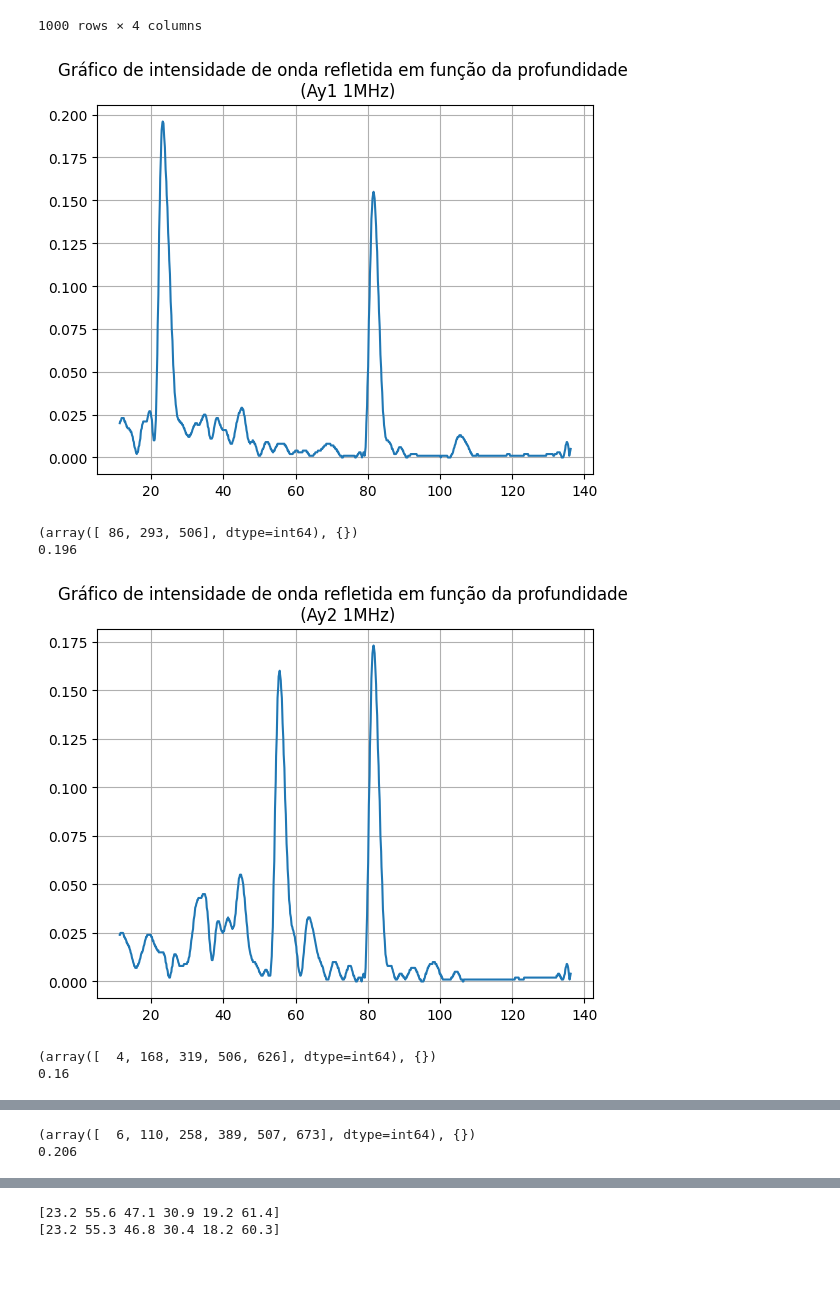
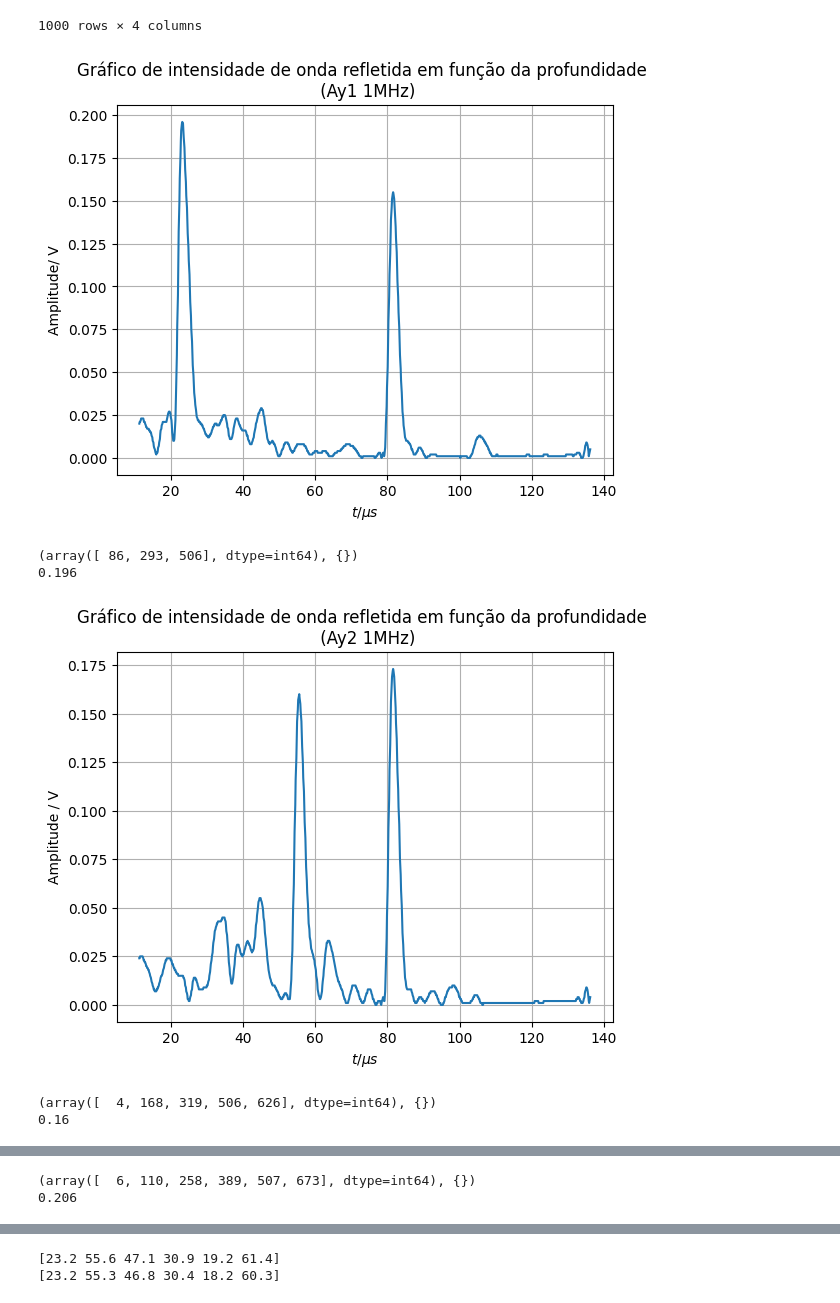
Before and after one commit to MRDias12/LabsIII, a Jupyter notebook: PLs/PL7/cenasprorelatorio.ipynb, the cells around one changed output, grey strips where cells are left out. Drawn from its saved outputs; the diff is of its cells as text; code cells hidden in the pictures; blank space fills up the shorter version.

```diff
--- a/PLs/PL7/cenasprorelatorio.ipynb
+++ b/PLs/PL7/cenasprorelatorio.ipynb
@@ -334,6 +368,9 @@ Ay11
 plt.plot(Ay11["depth[mm]"][100:], Ay11["HF [V]"][100:])
 plt.title("Gráfico de intensidade de onda refletida em função da profundidade \n (Ay1 1MHz)")
 plt.grid()
+plt.xlabel(r'$t / \mu s$')
+plt.ylabel('Amplitude/ V')
+plt.savefig('grafs/Ay11.png')
 plt.show()
 picA11 = sign.find_peaks(Ay11["HF [V]"][100:800], distance = 200)
 print(picA11)
@@ -347,6 +384,9 @@ print(Ay11["HF [V]"][186])
 plt.plot(Ay21["depth[mm]"][100:], Ay21["HF [V]"][100:])
 plt.title("Gráfico de intensidade de onda refletida em função da profundidade \n (Ay2 1MHz)")
 plt.grid()
+plt.xlabel(r'$t / \mu s$')
+plt.ylabel('Amplitude / V')
+plt.savefig('grafs/Ay21.png')
 plt.show()
 picA21 = sign.find_peaks(Ay21["HF [V]"][100:800], distance = 100)
 print(picA21)
@@ -358,6 +398,9 @@ print(Ay21["HF [V]"][419])
 plt.plot(By11["depth[mm]"][100:], By11["HF [V]"][100:])
 plt.title("Gráfico de intensidade de onda refletida em função da profundidade \n (By1 1MHz)")
 plt.grid()
+plt.xlabel(r'$t / \mu s$')
+plt.ylabel('Amplitude / V')
+plt.savefig('grafs/By11.png')
 plt.show()
 picB11 = sign.find_peaks(By11["HF [V]"][100:800], distance = 100)
 print(picB11)
@@ -369,37 +412,46 @@ print(By11["HF [V]"][358])
 plt.plot(By21["depth[mm]"][100:], By21["HF [V]"][100:])
 plt.title("Gráfico de intensidade de onda refletida em função da profundidade \n (By2 1MHz)")
 plt.grid()
+plt.xlabel(r'$t / \mu s$')
+plt.ylabel('Amplitude / V')
+plt.savefig('grafs/By21.png')
 plt.show()
 picB21 = sign.find_peaks(By21["HF [V]"][100:800], distance = 100)
 print(picB21)
 picB21 = 241
 print(By21["HF [V]"][241])
 
 #Encontrar picos de Cy11
 
 plt.plot(Cy11["depth[mm]"][100:], Cy11["HF [V]"][100:])
 plt.title("Gráfico de intensidade de onda refletida em função da profundidade \n (Cy1 1MHz)")
 plt.grid()
+plt.xlabel(r'$t / \mu s$')
+plt.ylabel('Amplitude / V')
+plt.savefig('grafs/Cy11.png')
 plt.show()
 picC11 = sign.find_peaks(Cy11["HF [V]"][100:800], distance = 100)
 print(picC11)
 picC11 = 157
 print(Cy11["HF [V]"][157])
 
 #Encontrar picos de Cy21
 
 plt.plot(Cy21["depth[mm]"][100:], Cy21["HF [V]"][100:])
 plt.title("Gráfico de intensidade de onda refletida em função da profundidade \n (Cy2 1MHz)")
 plt.grid()
+plt.xlabel(r'$t / \mu s$')
+plt.ylabel('Amplitude / V')
+plt.savefig('grafs/Cy21.png')
 plt.show()
 picC21 = sign.find_peaks(Cy21["HF [V]"][100:800], distance = 100)
 print(picC21)
 picC21 = 461
 print(Cy21["HF [V]"][461])
 # %% [output]
-[figure, old version]
+[figure, new version]
 (array([ 86, 293, 506], dtype=int64), {})
 0.196
-[figure, old version]
+[figure, new version]
 (array([  4, 168, 319, 506, 626], dtype=int64), {})
 0.16
```
Also changed, not shown: parts of 8 cells of this notebook, 22 other files.
